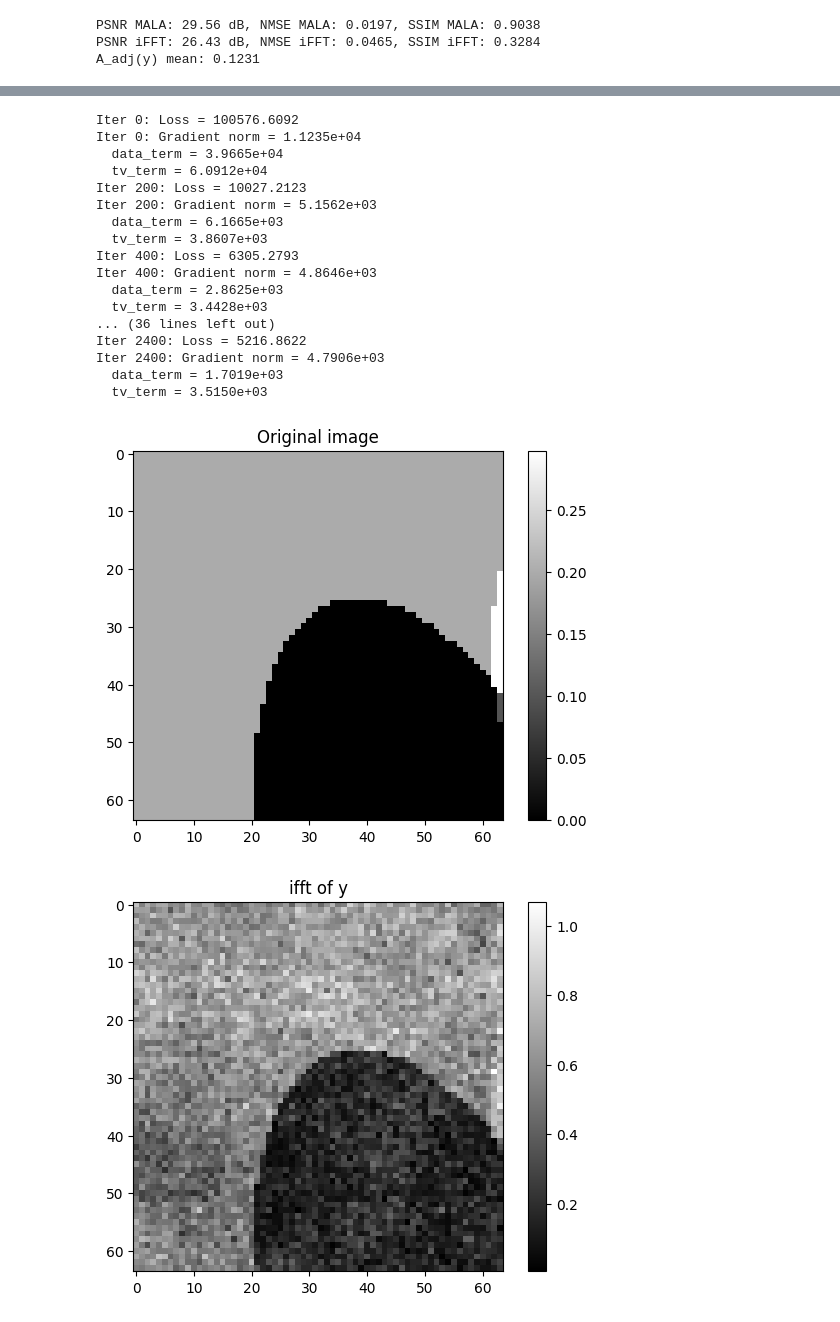
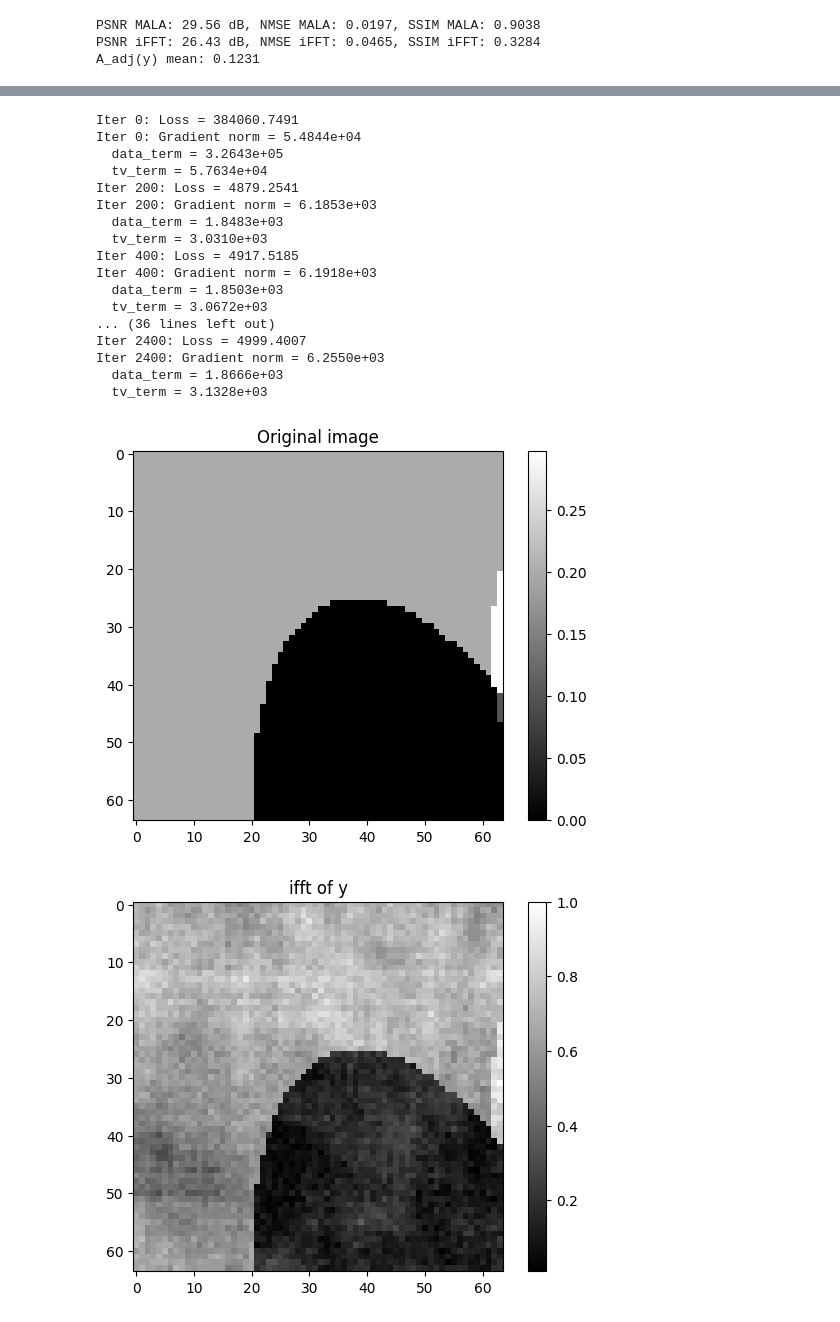
Before and after one commit to jkostaa/bachelor-thesis, a Jupyter notebook: notebooks/shepp_logan_test.ipynb, the cells around one changed output, grey strips where cells are left out. Drawn from its saved outputs; the diff is of its cells as text; code cells hidden in the pictures.

```diff
--- a/notebooks/shepp_logan_test.ipynb
+++ b/notebooks/shepp_logan_test.ipynb
@@ -576,7 +576,6 @@ import skimage as ski
 import matplotlib.pyplot as plt
 from scipy.ndimage import sobel
 from utilities.masks import (
-    PseudoRandomColumnMask,
     SimpleMask,
     BernoulliMask,
     CenteredBernoulliMask,
@@ -588,8 +587,8 @@ from MMSE.mmse_mala_new import MMSEEstimatorMALA
 from MAP.map_tv_minimize import MAPEstimator
 from MMSE.mmse_ula import MMSEEstimatorULA
 
-def normalize(x):
-    return (x - x.min()) / (x.max() - x.min() + 1e-12)
+# def normalize(x):
+#     return (x - x.min()) / (x.max() - x.min() + 1e-12)
 
 # load image
 shepp_logan = ski.data.shepp_logan_phantom() # has values [0,1]
@@ -600,7 +599,6 @@ centered_bernoulli_mask = CenteredBernoulliMask(0.5, 0.15, seed=30).generate(
     shepp_logan.shape
 )
 vd_mask = VariableDensityMask('gaussian', 0.5, seed=30).generate(shepp_logan.shape) # default used decay_param=0.3 - 0.5
-pseudorand_mask = PseudoRandomColumnMask(shepp_logan.shape, 2, 1, seed=30).get_mask()
 radial_mask = RadialMask(shepp_logan.shape, 60, 0.12).generate()
 
 # the 'actual' measurement
@@ -608,16 +606,22 @@ radial_mask = RadialMask(shepp_logan.shape, 60, 0.12).generate()
 # Crop to 64x64 center patch
 sl_small  = shepp_logan[96:160, 96:160]          # 64x64 center
 
-sigma_noise = 0.05 # default 0.01
+M_small   = vd_mask[96:160, 96:160]
+Fx = np.fft.fftshift(np.fft.fft2(sl_small, norm='ortho'))
+
+# noise
+# scale by k-space RMS (most principled)
+target_snr_db = 20  # e.g. 30-low, 20-mid, 10-heavy (dB SNR)
+kspace_rms = np.sqrt(np.mean(np.abs(Fx)**2))
+sigma_noise = kspace_rms / (10 ** (target_snr_db / 20))
+
 # Generate complex AWGN (MRI noise is complex Gaussian)
 noise = (sigma_noise / np.sqrt(2)) * (
    np.random.randn(*sl_small.shape) + 1j * np.random.randn(*sl_small.shape)
 )
 
-M_small   = vd_mask[96:160, 96:160]
-Fx = np.fft.fftshift(np.fft.fft2(sl_small, norm='ortho'))
 y_small = M_small * (Fx + noise) # = M_small *  np.fft.fftshift(np.fft.fft2(sl_small, norm='ortho'))
-y_check = M_small * np.fft.fftshift(np.fft.fft2(sl_small, norm='ortho'))
+#y_check = M_small * np.fft.fftshift(np.fft.fft2(sl_small, norm='ortho'))
 
 # plot mask
 plt.figure(figsize=(5, 5))
@@ -696,47 +700,47 @@ evaluate_ifft(sl_small, np.fft.ifft2(y_small, norm='ortho'))
 # x_init = np.real(np.fft.ifft2(y_small, norm='ortho'))
 # print(f"min={x_init.min():.4f}  max={x_init.max():.4f}  mean={x_init.mean():.4f}")
 
 # print("\n=== Mask diagnostics ===")
 # print(f"M_small sum (sampled freqs): {M_small.sum():.0f} / {M_small.size} = {M_small.mean():.2%}")
 # print(f"DC component sampled (M_small[0,0]): {M_small[0,0]}")  # 1=yes, 0=no
 
 # print("\n=== Forward model check ===")
 # # Reconstruct from full k-space (no mask) — should be near-perfect
 # y_full = np.fft.fft2(sl_small, norm='ortho')
 # x_recon_full = np.real(np.fft.ifft2(y_full, norm='ortho'))
 # print(f"ifft2(fft2(sl_small)) max error: {np.abs(x_recon_full - sl_small).max():.2e}  (should be ~1e-14)")
 
 # # Reconstruct from masked k-space — shows what zero-fill gives
 # y_masked = M_small * y_full
 # x_recon_masked = np.real(np.fft.ifft2(y_masked, norm='ortho'))
 # from skimage.metrics import peak_signal_noise_ratio as psnr_sk
 # print(f"iFFT of masked y PSNR: {psnr_sk(sl_small, x_recon_masked, data_range=sl_small.max()-sl_small.min()):.2f} dB")
 
 # print("\n=== y_small check ===")
 # print(f"y_small constructed from sl_small directly? ", end="")
 # print(f"max diff from y_small: {np.abs(y_check - y_small).max():.2e}  (should be ~0)")
 
 # print(f"sl_small mean={sl_small.mean():.4f}")
 # x_init = np.real(np.fft.ifft2(y_small, norm='ortho'))
 # print(f"iFFT init mean={x_init.mean():.4f}") # should now match sl_small mean
 # %% [output]
 [figure]
-Iter 0: Loss = 100576.6092
-Iter 0: Gradient norm = 1.1235e+04
-  data_term = 3.9665e+04
-  tv_term = 6.0912e+04
-Iter 200: Loss = 10027.2123
-Iter 200: Gradient norm = 5.1562e+03
-  data_term = 6.1665e+03
-  tv_term = 3.8607e+03
-Iter 400: Loss = 6305.2793
-Iter 400: Gradient norm = 4.8646e+03
-  data_term = 2.8625e+03
-  tv_term = 3.4428e+03
+Iter 0: Loss = 384060.7491
+Iter 0: Gradient norm = 5.4844e+04
+  data_term = 3.2643e+05
+  tv_term = 5.7634e+04
+Iter 200: Loss = 4879.2541
+Iter 200: Gradient norm = 6.1853e+03
+  data_term = 1.8483e+03
+  tv_term = 3.0310e+03
+Iter 400: Loss = 4917.5185
+Iter 400: Gradient norm = 6.1918e+03
+  data_term = 1.8503e+03
+  tv_term = 3.0672e+03
 ... (36 lines left out)
-Iter 2400: Loss = 5216.8622
-Iter 2400: Gradient norm = 4.7906e+03
-  data_term = 1.7019e+03
-  tv_term = 3.5150e+03
+Iter 2400: Loss = 4999.4007
+Iter 2400: Gradient norm = 6.2550e+03
+  data_term = 1.8666e+03
+  tv_term = 3.1328e+03
 [figure]
-[figure, old version]
+[figure, new version]
```
Also changed, not shown: parts of 1 cell of this notebook, 2 other files.
